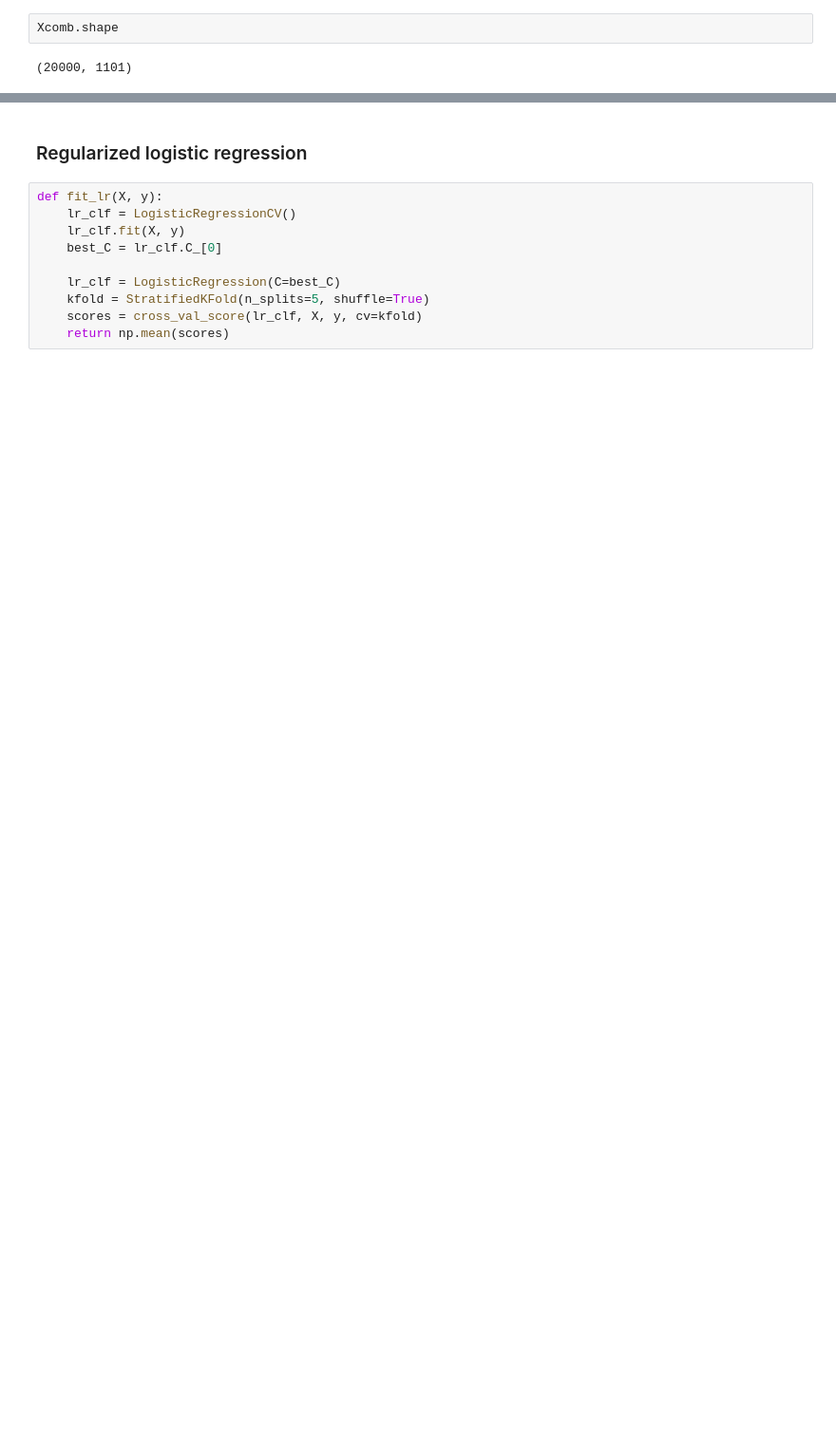
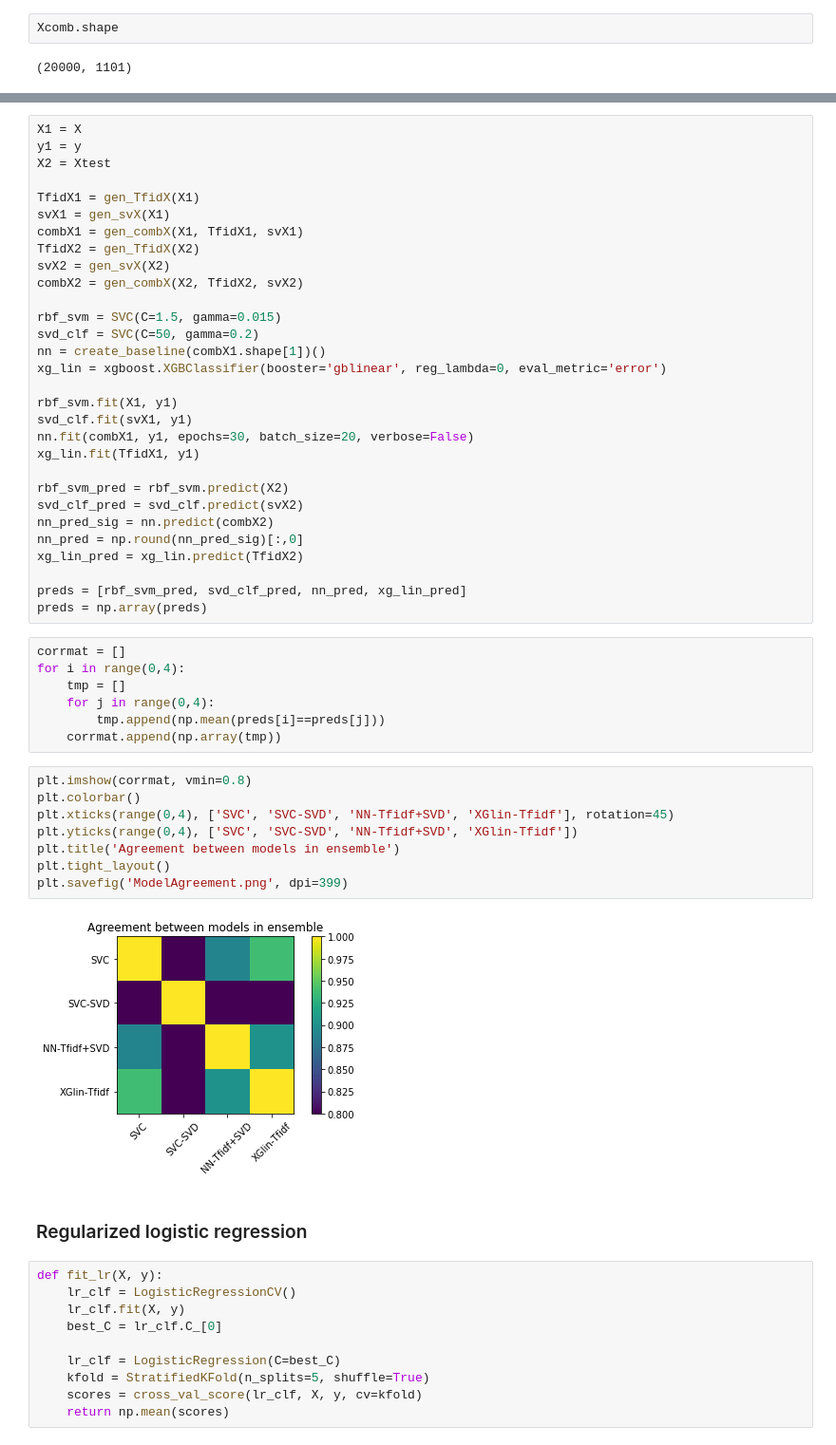
Before and after one commit to mhzimmer1/MiniProjects155, a Jupyter notebook: MiniProj1/ModelTesting.ipynb, the cells around one changed output, grey strips where cells are left out. Shown: that part at 95% size. Saved outputs shown, nothing was run; the diff lists cells and outputs as text; blank space fills up the shorter version.

```diff
--- a/MiniProj1/ModelTesting.ipynb
+++ b/MiniProj1/ModelTesting.ipynb
@@ -73,3 +128,50 @@ slimXnorm.shape
+# %%
+X1 = X
+y1 = y
+X2 = Xtest
+
+TfidX1 = gen_TfidX(X1)
+svX1 = gen_svX(X1)
+combX1 = gen_combX(X1, TfidX1, svX1)
+TfidX2 = gen_TfidX(X2)
+svX2 = gen_svX(X2)
+combX2 = gen_combX(X2, TfidX2, svX2)
+
+rbf_svm = SVC(C=1.5, gamma=0.015)
+svd_clf = SVC(C=50, gamma=0.2)
+nn = create_baseline(combX1.shape[1])()
+xg_lin = xgboost.XGBClassifier(booster='gblinear', reg_lambda=0, eval_metric='error')
+
+rbf_svm.fit(X1, y1)
+svd_clf.fit(svX1, y1)
+nn.fit(combX1, y1, epochs=30, batch_size=20, verbose=False)
+xg_lin.fit(TfidX1, y1)
+
+rbf_svm_pred = rbf_svm.predict(X2)
+svd_clf_pred = svd_clf.predict(svX2)
+nn_pred_sig = nn.predict(combX2)
+nn_pred = np.round(nn_pred_sig)[:,0]
+xg_lin_pred = xg_lin.predict(TfidX2)
+
+preds = [rbf_svm_pred, svd_clf_pred, nn_pred, xg_lin_pred]
+preds = np.array(preds)
+# %%
+corrmat = []
+for i in range(0,4):
+    tmp = []
+    for j in range(0,4):
+        tmp.append(np.mean(preds[i]==preds[j]))
+    corrmat.append(np.array(tmp))
+# %%
+plt.imshow(corrmat, vmin=0.8)
+plt.colorbar()
+plt.xticks(range(0,4), ['SVC', 'SVC-SVD', 'NN-Tfidf+SVD', 'XGlin-Tfidf'], rotation=45)
+plt.yticks(range(0,4), ['SVC', 'SVC-SVD', 'NN-Tfidf+SVD', 'XGlin-Tfidf'])
+plt.title('Agreement between models in ensemble')
+plt.tight_layout()
+plt.savefig('ModelAgreement.png', dpi=399)
+# %% [output]
+[figure, added]
 # %% [markdown]
 ### Regularized logistic regression
 # %%
```
Also changed, not shown: parts of 89 cells of this notebook, 1 other file.
